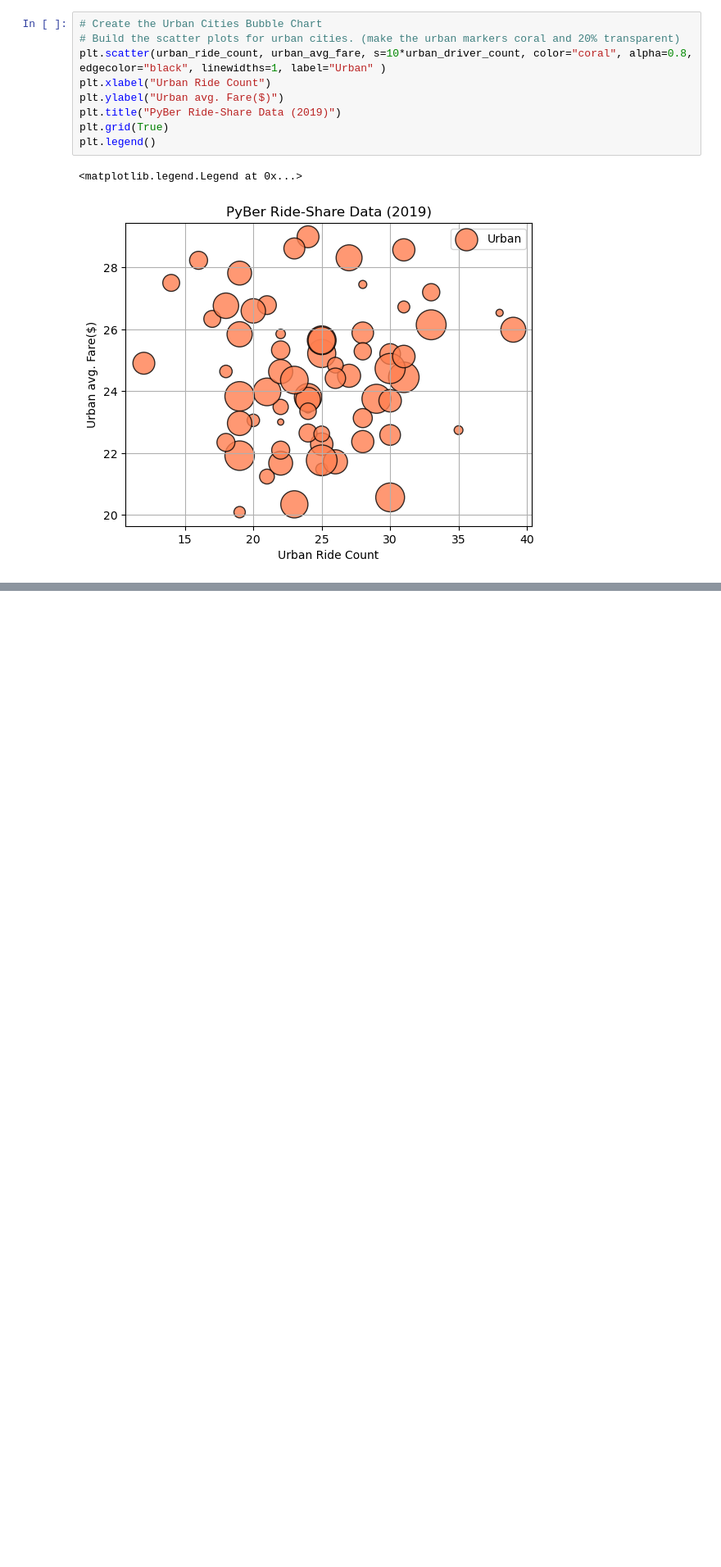
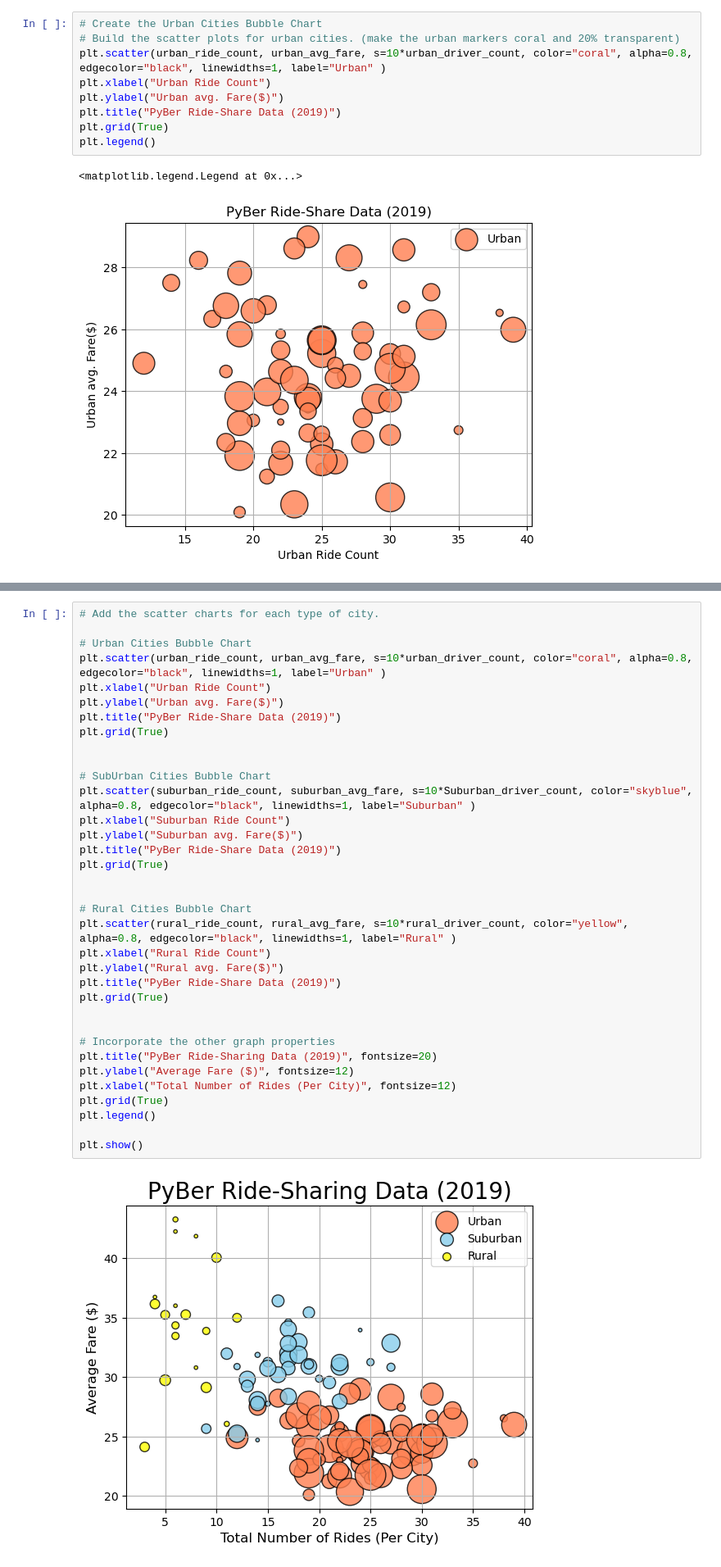
Before and after one commit to fareenamughal/PyBer_Analysis, a Jupyter notebook: PyBer..ipynb, the cells around one changed output, grey strips where cells are left out. Shown at 82% size. Cells and saved outputs as stored; diff of their text form; blank space fills up the shorter version.

```diff
--- a/PyBer..ipynb
+++ b/PyBer..ipynb
@@ -378,0 +383,37 @@ plt.legend()
+# %%
+# Add the scatter charts for each type of city.
+
+# Urban Cities Bubble Chart
+plt.scatter(urban_ride_count, urban_avg_fare, s=10*urban_driver_count, color="coral", alpha=0.8, edgecolor="black", linewidths=1, label="Urban" )
+plt.xlabel("Urban Ride Count")
+plt.ylabel("Urban avg. Fare($)")
+plt.title("PyBer Ride-Share Data (2019)")
+plt.grid(True)
+
+
+# SubUrban Cities Bubble Chart
+plt.scatter(suburban_ride_count, suburban_avg_fare, s=10*Suburban_driver_count, color="skyblue", alpha=0.8, edgecolor="black", linewidths=1, label="Suburban" )
+plt.xlabel("Suburban Ride Count")
+plt.ylabel("Suburban avg. Fare($)")
+plt.title("PyBer Ride-Share Data (2019)")
+plt.grid(True)
+
+
+# Rural Cities Bubble Chart
+plt.scatter(rural_ride_count, rural_avg_fare, s=10*rural_driver_count, color="yellow", alpha=0.8, edgecolor="black", linewidths=1, label="Rural" )
+plt.xlabel("Rural Ride Count")
+plt.ylabel("Rural avg. Fare($)")
+plt.title("PyBer Ride-Share Data (2019)")
+plt.grid(True)
+
+
+# Incorporate the other graph properties
+plt.title("PyBer Ride-Sharing Data (2019)", fontsize=20)
+plt.ylabel("Average Fare ($)", fontsize=12)
+plt.xlabel("Total Number of Rides (Per City)", fontsize=12)
+plt.grid(True)
+plt.legend()
+
+plt.show()
+# %% [output]
+[figure, added]
```
Also changed, not shown: parts of 5 cells of this notebook.
